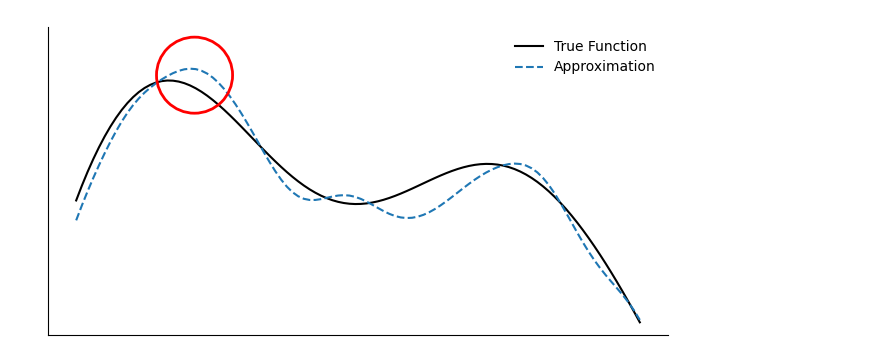
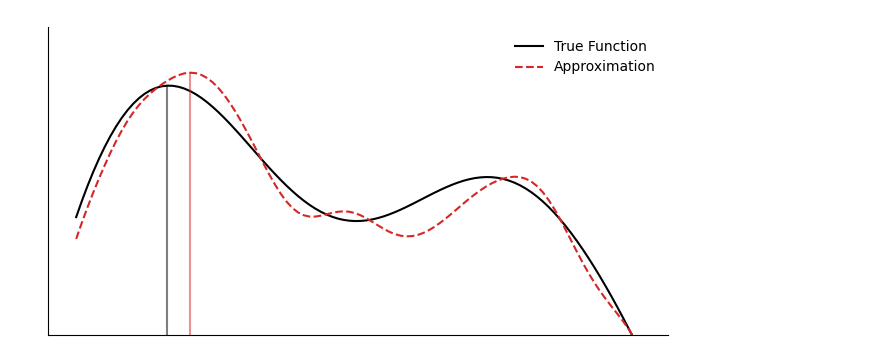
Before and after one commit to foty-hub/msc_thesis, a Jupyter notebook: notebooks/schematics/cql.ipynb, the cells around one changed output. Drawn from its saved outputs; the diff is of its cells as text; code cells hidden in the pictures.

Commit message:
plotting funcs

```diff
--- a/notebooks/schematics/cql.ipynb
+++ b/notebooks/schematics/cql.ipynb
@@ -8,33 +8,35 @@ ys_true = np.sin(xs * 2) + 0.1 * (-(xs ** 4) + (-xs ** 3) + 3 * (xs ** 2) - 7 *
 # %%
 import numpy as np
 from scipy.ndimage import gaussian_filter1d
 import matplotlib.pyplot as plt
 
 # Original function
 xs = np.linspace(-3, 2, 100)
 ys_true = np.sin(xs * 2) + 0.1 * (-(xs ** 4) + (-xs ** 3) + 3 * (xs ** 2) - 7 * (xs))
 
 # Smooth random noise for "approximation"
 rng = np.random.default_rng(seed=3)
 raw_noise = rng.normal(size=len(xs))
 smooth_noise = gaussian_filter1d(raw_noise, sigma=5)  # smooth the noise
 
 ys_approx = ys_true + 2 * smooth_noise
 
 # Plot
-plt.plot(xs, ys_true, label="True Function", c='k')
-plt.plot(xs, ys_approx, label="Approximation", linestyle="--")
-plt.scatter([-1.95], [2.8], facecolors="none", edgecolors="red", s=3000, linewidths=2, zorder=5)
-plt.ylim(None, 4)
-# plt.fill_between(xs, ys_true, ys_approx, color="gray", alpha=0.3, label="Error")
-ax = plt.gca()
+fig, axes = plt.subplots(1, 1, figsize=(12, 8))
+ax = axes
+
+ax.plot(xs, ys_true, label="True Function", c='k')
+ax.plot(xs, ys_approx, label="Approximation", linestyle="--", c='tab:red')
+ax.set_ylim(-3, 4)
 ax.spines['top'].set_visible(False)
 ax.spines['right'].set_visible(False)
-plt.xticks([])
-plt.yticks([])
-plt.legend(frameon=False)
+ax.set_xticks([])
+ax.set_yticks([])
+ax.legend(frameon=False)
+ax.axvline(x=xs[ys_approx.argmax()], ymax=(ys_approx.max() + 3) / 7, alpha=0.5, c='tab:red')
+ax.axvline(x=xs[ys_true.argmax()], ymax=(ys_true.max() + 3) / 7, c='k', alpha=0.5)
 plt.gcf().set_size_inches(8, 4)
 plt.savefig('../../results/figures/schematics/cql_approximation.pdf')
 plt.show()
 # %% [output]
-[figure, old version]
+[figure, new version]
```
Also changed, not shown: parts of 1 cell of this notebook, 1 other file.
